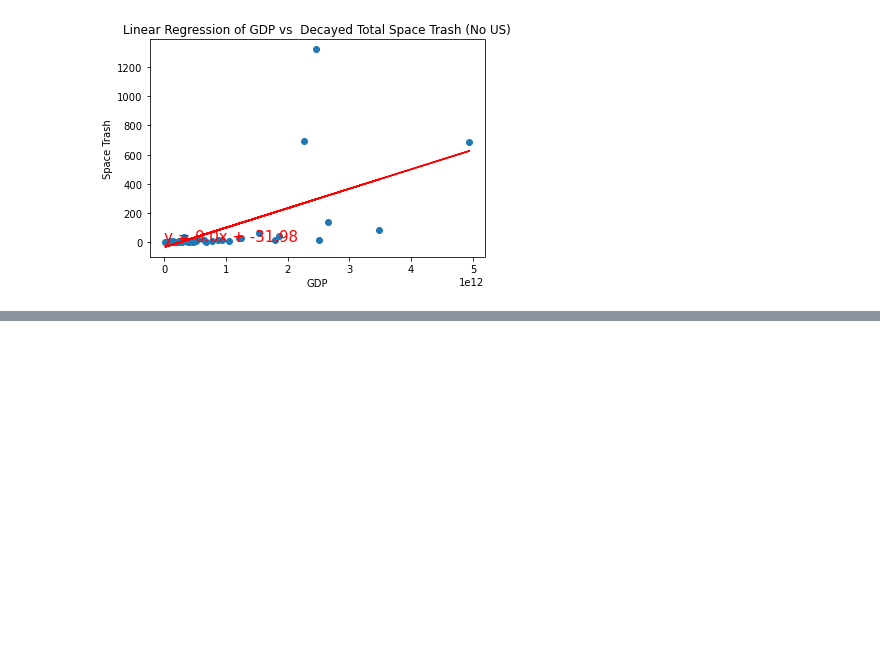
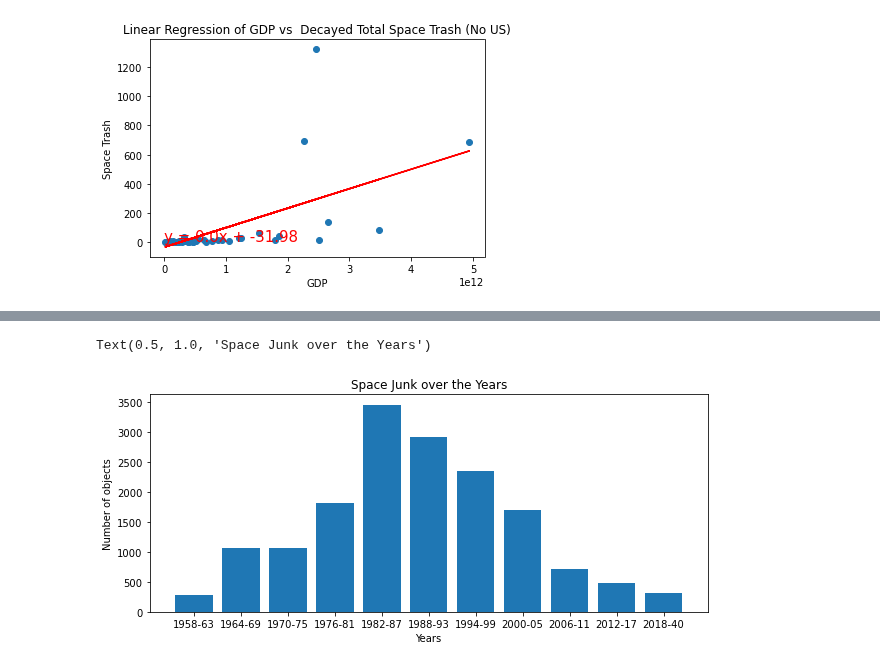
Before and after one commit to doublealogic/armageddon-neo-objects-space-junk, a Jupyter notebook: Data_Analysis/space_main.ipynb, the cells around one changed output, grey strips where cells are left out. Saved outputs shown, nothing was run; the diff lists cells and outputs as text; code cells hidden in the pictures; blank space fills up the shorter version.

Commit message:
added Candy's graph work to main branch

```diff
--- a/Data_Analysis/space_main.ipynb
+++ b/Data_Analysis/space_main.ipynb
@@ -245,3 +245,11 @@ plt.show()
 # %% [output]
 The r-value is: 0.6
 [figure]
+# %%
+# Create a path to the csv and read it into a Pandas DataFrame
+csv_path = "../CSV_Output/launch_data_analysis.csv"
+launch_df = pd.read_csv(csv_path)
+launch_df[["Year", "Month", "Day"]]= launch_df["Launch Date"].str.split ("-", expand = True)
+launch_df = launch_df [["Country", "Year", "Size", "Decay Date"]]
+launch_df["Year"]= pd.to_numeric(launch_df["Year"])
+launch_df
@@ -247,0 +270,7 @@ The r-value is: 0.6
+# %%
+# Create bins in which to place values based on years
+bins = [0, 1964, 1970, 1976, 1982, 1988,
+        1994, 2000, 2006, 2012, 2018, 2020]
+# Create labels for these bins
+group_labels = ["1958-63", "1964-69", "1970-75", "1976-81", "1982-87", "1988-93",
+                "1994-99", "2000-05", "2006-11", "2012-17", "2018-40"]
@@ -247,0 +288,4 @@ The r-value is: 0.6
+# %%
+# Place the data series into a new column inside of the DataFrame
+launch_df["View Group"] = pd.cut(launch_df["Year"], bins, labels=group_labels)
+launch_df
@@ -247,0 +306,4 @@ The r-value is: 0.6
+# %%
+bar_count = launch_df["View Group"].value_counts()
+bar_count = bar_count.sort_index()
+bar_count
@@ -247,0 +323,10 @@ The r-value is: 0.6
+# %%
+#bar graph
+plt.figure(figsize=(10,4))
+plt.bar(bar_count.index.values,bar_count.values,)
+plt.xlabel("Years")
+plt.ylabel("Number of objects")
+plt.title("Space Junk over the Years")
+# %% [output]
+Text(0.5, 1.0, 'Space Junk over the Years')
+[figure, added]
```
Also changed, not shown: parts of 5 cells of this notebook, 1 other file.
